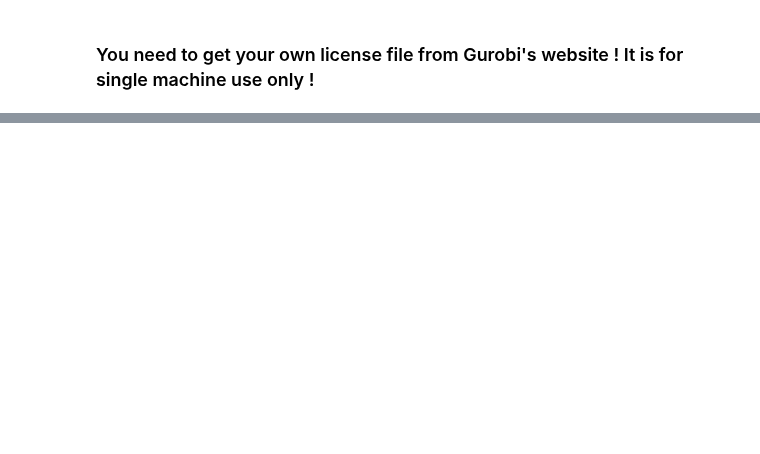
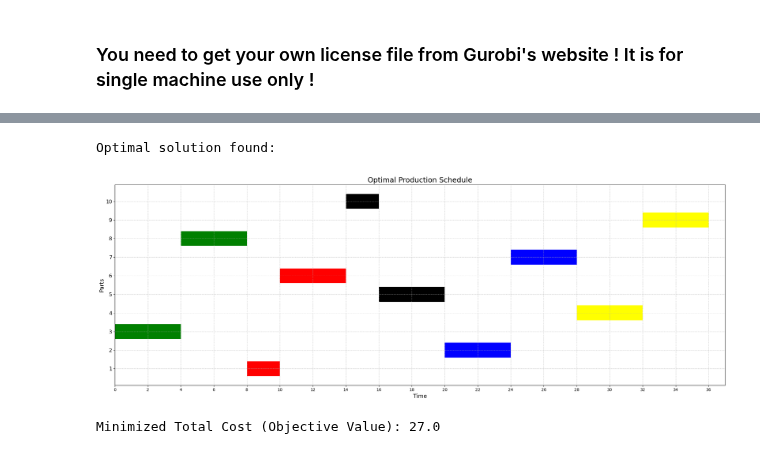
Before and after one commit to emrekuruu/Production_Planning, a Jupyter notebook: demo.ipynb, the cells around one changed output, grey strips where cells are left out. Drawn from its saved outputs; the diff is of its cells as text; code cells hidden in the pictures; blank space fills up the shorter version.

```diff
--- a/demo.ipynb
+++ b/demo.ipynb
@@ -105,7 +137,7 @@ for p in range(1, num_parts + 1):
     for p_prime in range(1, num_parts + 1):
         if p != p_prime and parts_colors[p] != parts_colors[p_prime]:
             model.addConstr(
-                color_change[p, p_prime] >= succesor[p, p_prime],
+                color_change[p_prime, p] >= succesor[p, p_prime],
                 name=f"Color_Change_{p}_{p_prime}"
             )
 
@@ -179,40 +286,57 @@ color_change
 if model.status == GRB.OPTIMAL:
     print("Optimal solution found:")
 
     # Extract start and end times for each part
     start_times_values = [start_times[p].X for p in range(1, num_parts + 1)]
     end_times_values = [end_times[p].X for p in range(1, num_parts + 1)]
 
     # Plotting the Gantt chart
-    plt.figure(figsize=(20, 6))
+    plt.figure(figsize=(22, 8))
 
     # Define color mapping for the parts
     color_map = {
         'Red': 'red',
         'Blue': 'blue',
         'Green': 'green',
         'Yellow': 'yellow',
-        'Black': 'black'
+        'Black': 'black',
     }
 
+    # Store unique colors for legend
+    used_colors = set()
+
+    # Plot bars without repetitive labels
     for p in range(1, num_parts + 1):
-        plt.barh(p, end_times_values[p-1] - start_times_values[p-1], left=start_times_values[p-1],
-                 color=color_map[parts_colors[p]], edgecolor='black', label=parts_colors[p] if p == 1 else "")
+        part_color = color_map[parts_colors[p]]
+        plt.barh(p, end_times_values[p-1] - start_times_values[p-1],
+                 left=start_times_values[p-1], color=part_color)
 
-    plt.title("Optimal Production Schedule", fontsize=16)
+        # Add unique color label only once
+        if parts_colors[p] not in used_colors:
+            used_colors.add(parts_colors[p])
+            plt.barh(p, end_times_values[p-1] - start_times_values[p-1],
+                     left=start_times_values[p-1], color=part_color,
+                     label=parts_colors[p])
+
+    # Enhanced plot details
+    plt.title("Optimal Production Schedule", fontsize=18)
     plt.xlabel("Time", fontsize=14)
     plt.ylabel("Parts", fontsize=14)
-    plt.xticks(np.arange(0, max(end_times_values) + 1, 1))  # Set x-ticks according to time
-    plt.yticks(range(1, num_parts + 1), fontsize=12)  # Set y-ticks for parts
-    plt.grid(axis='x', linestyle='--', alpha=0.7)  # Optional grid for better visibility
-    plt.xlim(0, max(end_times_values) + 1)  # Set x-axis limits to provide some padding
-    plt.tight_layout()  # Adjust layout to prevent clipping of labels
+    plt.xticks(np.arange(0, max(end_times_values) + 1, 2))  # Adjust tick intervals
+    plt.yticks(range(1, num_parts + 1), fontsize=12)
+    plt.grid(axis='both', linestyle='--', alpha=0.7)
+    plt.xlim(0, max(end_times_values) + 1)  # Provide padding on x-axis
+    plt.tight_layout()
 
     plt.show()
 
     # Display objective function result
     minimized_cost = model.ObjVal
     print(f"Minimized Total Cost (Objective Value): {minimized_cost}")
 
 else:
     print("No optimal solution found.")
+# %% [output]
+Optimal solution found:
+[figure, added]
+Minimized Total Cost (Objective Value): 27.0
```
Also changed, not shown: parts of 9 cells of this notebook.
